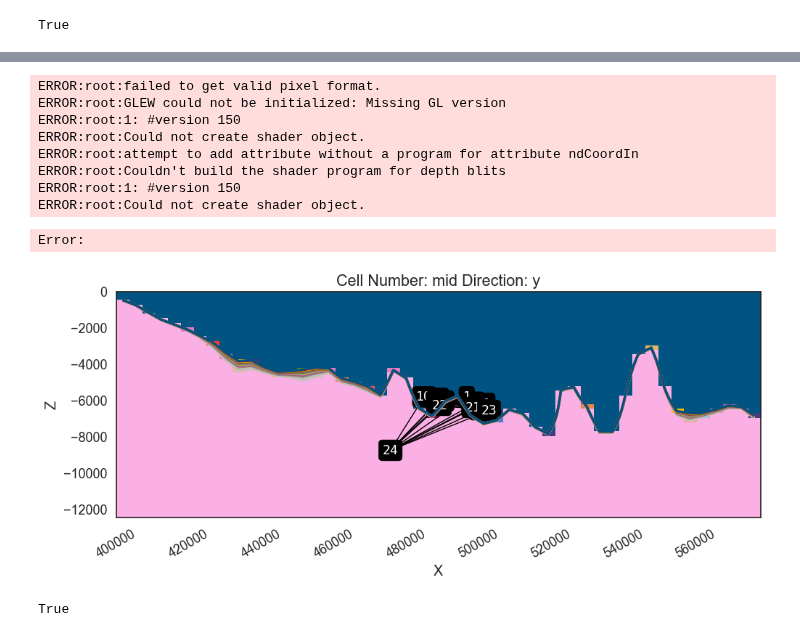
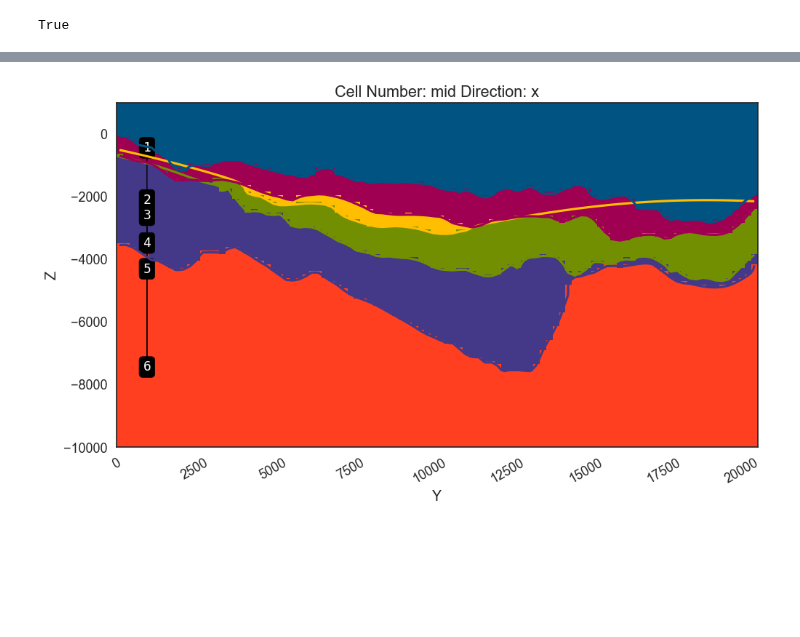
Before and after one commit to PR-4/3Dmodels, a Jupyter notebook: programs/Paper_1/modelo.ipynb, the cells around one changed output, grey strips where cells are left out. Cells and saved outputs as stored; diff of their text form; code cells hidden in the pictures; blank space fills up the shorter version.

Commit message:
Modelo Paper 1

```diff
--- a/programs/Paper_1/modelo.ipynb
+++ b/programs/Paper_1/modelo.ipynb
@@ -283,16 +227,6 @@ gp.plot_2d(
 # %%
 # Ver os dados em 3D
-gpv = gp.plot_3d(geo_model, image=False, plotter_type="background", show_data=True, ve=1)
+gpv = gp.plot_3d(geo_model, image=False, plotter_type="background", show_data=False, ve=1)
-# %% [output]
-ERROR:root:failed to get valid pixel format.
-ERROR:root:GLEW could not be initialized: Missing GL version
-ERROR:root:1: #version 150
-ERROR:root:Could not create shader object.
-ERROR:root:attempt to add attribute without a program for attribute ndCoordIn
-ERROR:root:Couldn't build the shader program for depth blits
-ERROR:root:1: #version 150
-ERROR:root:Could not create shader object.
-Error:
 # %%
 topo_init = tp.compute_topology(
     geo_model, direction="x", voxel_threshold=1
@@ -303,21 +237,19 @@ edges_init, centroids_init = tp.clean_unconformity_topology(
 # %%
 # Seção transversal do modelo
 gp.plot_2d(
     geo_model,
-    direction="y",
+    direction="x",
     show_data=False,
     show_lith=True,
-    ve=5,
+    ve=1,
 )
 gp.plot.plot_topology(geo_model, edges_init, centroids_init)
 # %% [output]
-[figure, old version]
+[figure, new version]
 # %%
 # Salvar o modelo gerado em zip (contem todos os files relevantes para refazer o modelo)
-gp.save_model(
-    geo_model,
-    compress=True,
-)
+#gp.save_model(
+#    geo_model,
+#    compress=True,
+#)
-# %% [output]
-True
 # %%
```
Also changed, not shown: parts of 14 cells of this notebook, 12 other files.
